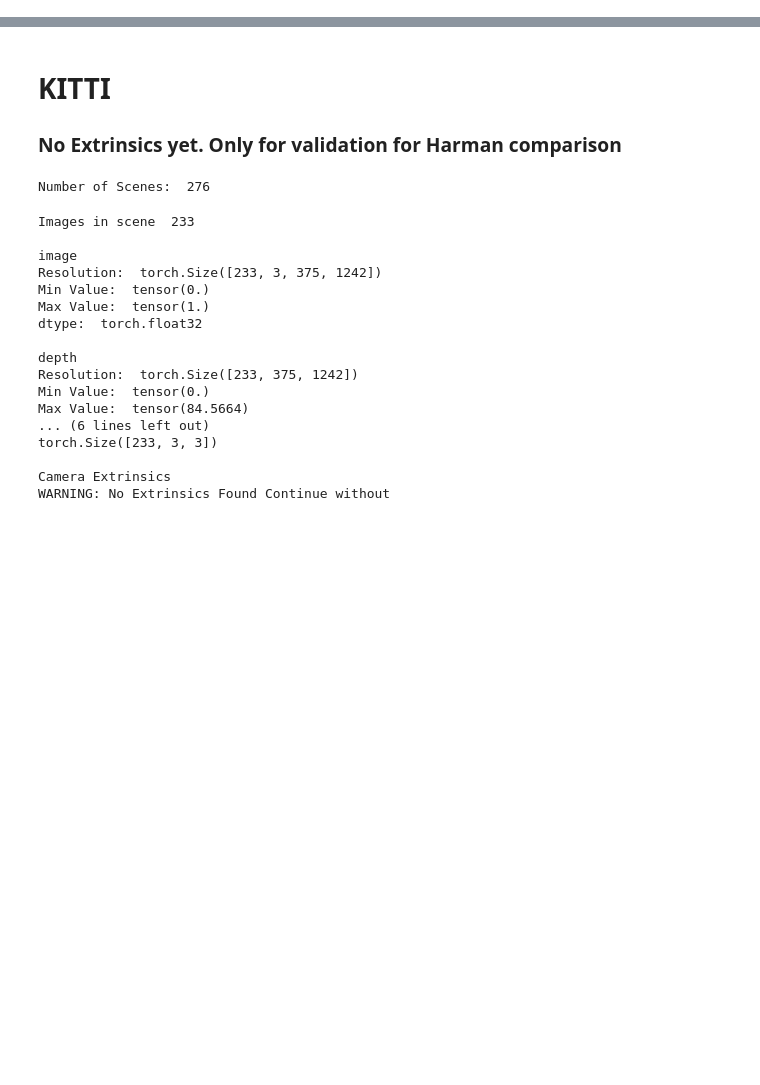
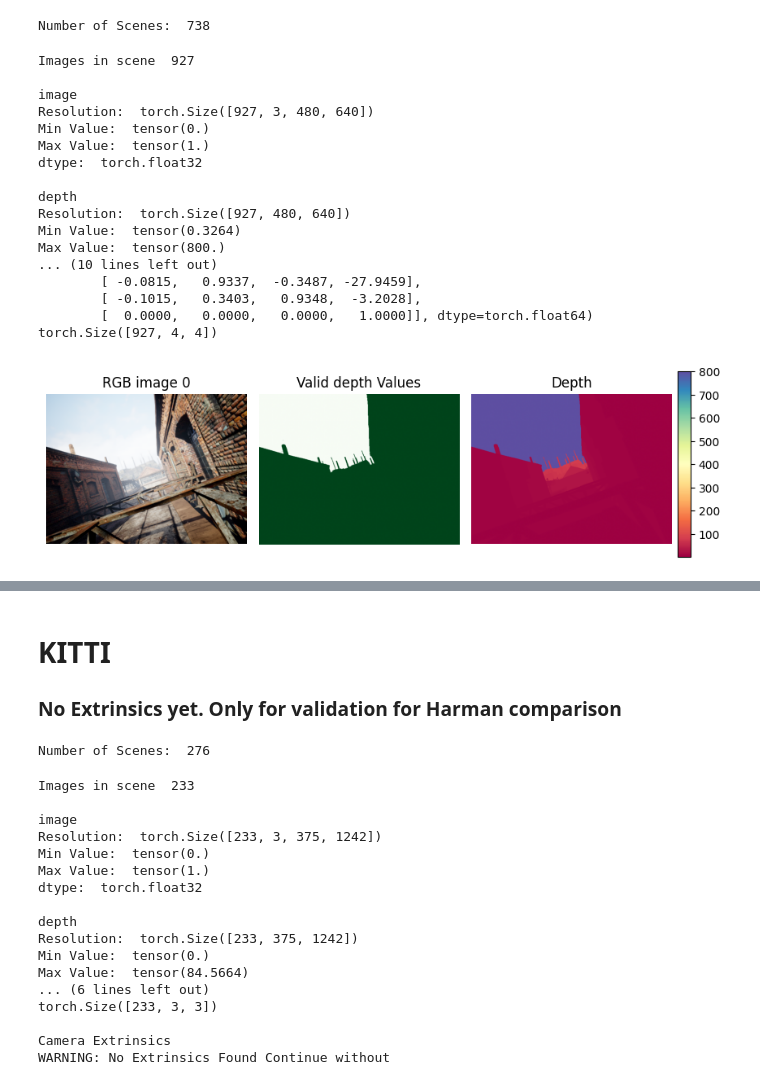
Before and after one commit to FriedFeid/Video-Depth-Anything, a Jupyter notebook: Test_dataset.ipynb, the cells around one changed output, grey strips where cells are left out. Saved outputs shown, nothing was run; the diff lists cells and outputs as text; code cells hidden in the pictures; blank space fills up the shorter version.

Commit message:
TartanAir loads everything correct exept extrinsics

```diff
--- a/Test_dataset.ipynb
+++ b/Test_dataset.ipynb
@@ -23,4 +20,4 @@ Jupyter environment detected. Enabling Open3D WebVisualizer.
 # %%
 scene_idx = 4
-sample_idx = 100
+sample_idx = 0
 sample_scene_imgs = np.arange(0, 100, 20)
@@ -26,0 +30,38 @@ sample_scene_imgs = np.arange(0, 100, 20)
+# %%
+importlib.reload(datasets.utils)
+importlib.reload(datasets.tartanair)
+
+import datasets.utils
+from datasets.tartanair import TartanAir
+
+dataset_TartanAir = TartanAir(verbose=True)
+
+print('Number of Scenes: ', len(dataset_TartanAir))
+# %% [output]
+Number of Scenes:  738
+# %%
+sample = dataset_TartanAir[scene_idx]
+
+importlib.reload(datasets.visualisation_utils)
+import datasets.visualisation_utils as vis_util
+
+vis_util.plot_scene_image(sample, sample_idx)
+# %% [output]
+Images in scene  927
+
+image
+Resolution:  torch.Size([927, 3, 480, 640])
+Min Value:  tensor(0.)
+Max Value:  tensor(1.)
+dtype:  torch.float32
+
+depth
+Resolution:  torch.Size([927, 480, 640])
+Min Value:  tensor(0.3264)
+Max Value:  tensor(800.)
+... (10 lines left out)
+        [ -0.0815,   0.9337,  -0.3487, -27.9459],
+        [ -0.1015,   0.3403,   0.9348,  -3.2028],
+        [  0.0000,   0.0000,   0.0000,   1.0000]], dtype=torch.float64)
+torch.Size([927, 4, 4])
+[figure, added]
```
Also changed, not shown: parts of 5 cells of this notebook, 1 other file.
